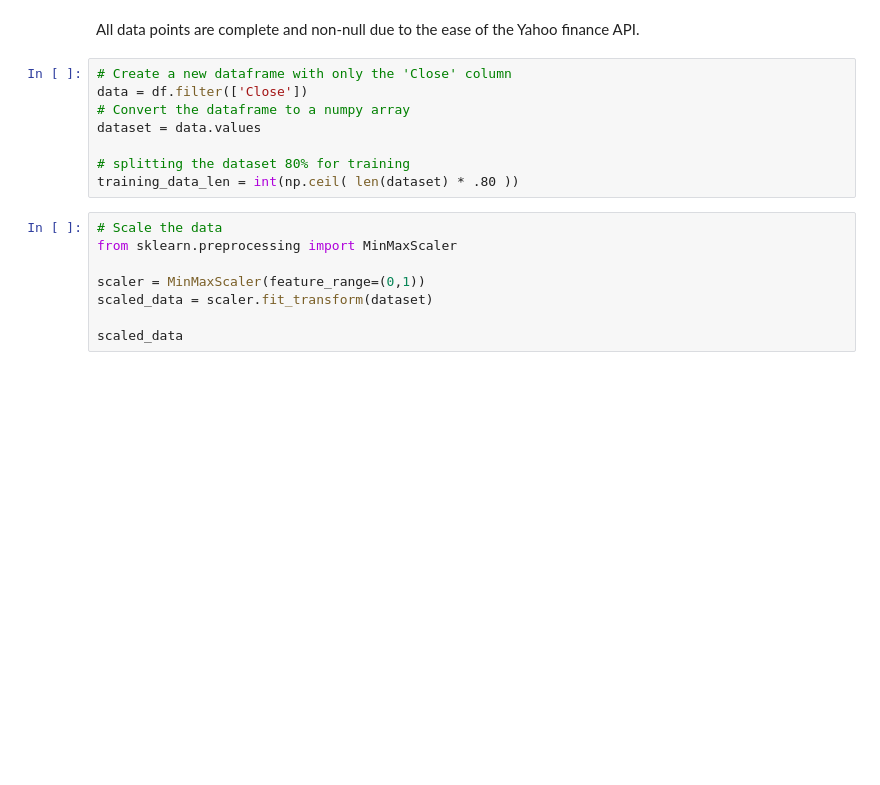
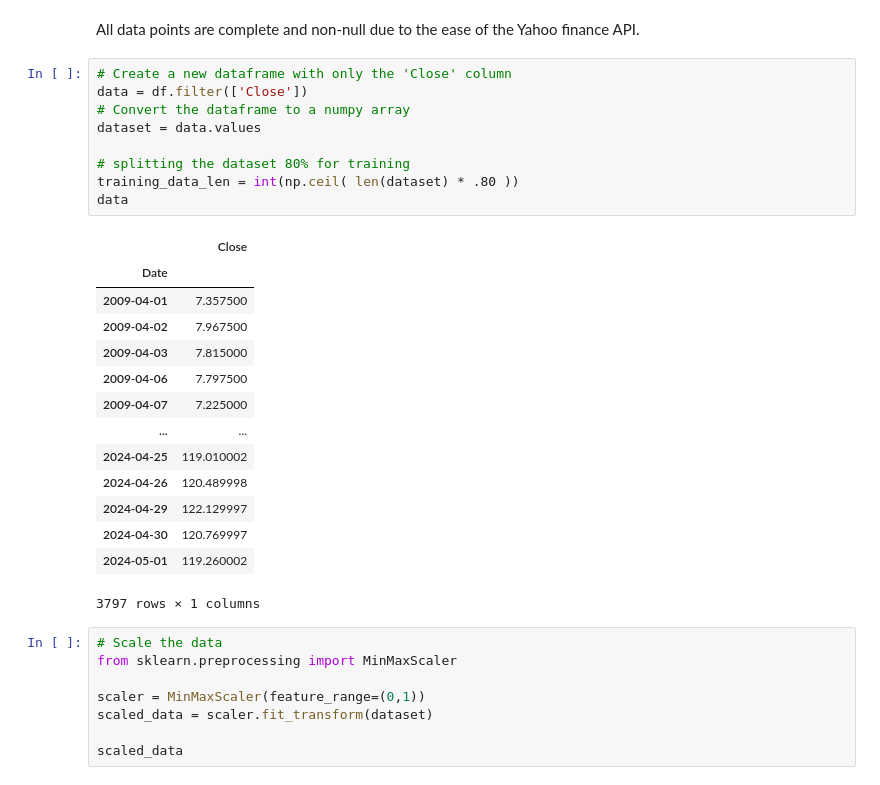
Before and after one commit to gpann13/Stat-4188-Final, a Jupyter notebook: LSTM_Model_Commented.ipynb, the cells around one changed output. Cells and saved outputs as stored; diff of their text form; blank space fills up the shorter version.

```diff
--- a/LSTM_Model_Commented.ipynb
+++ b/LSTM_Model_Commented.ipynb
@@ -47,11 +47,27 @@ All data points are complete and non-null due to the ease of the Yahoo finance A
 # %%
 # Create a new dataframe with only the 'Close' column
 data = df.filter(['Close'])
 # Convert the dataframe to a numpy array
 dataset = data.values
 
 # splitting the dataset 80% for training
 training_data_len = int(np.ceil( len(dataset) * .80 ))
+data
+# %% [output]
+|  | Close |
+| Date |  |
+| 2009-04-01 | 7.357500 |
+| 2009-04-02 | 7.967500 |
+| 2009-04-03 | 7.815000 |
+| 2009-04-06 | 7.797500 |
+| 2009-04-07 | 7.225000 |
+| ... | ... |
+| 2024-04-25 | 119.010002 |
+| 2024-04-26 | 120.489998 |
+| 2024-04-29 | 122.129997 |
+| 2024-04-30 | 120.769997 |
+| 2024-05-01 | 119.260002 |
+3797 rows × 1 columns
 # %%
 # Scale the data
 from sklearn.preprocessing import MinMaxScaler
```
Also changed, not shown: parts of 1 cell of this notebook, 2 other files.
